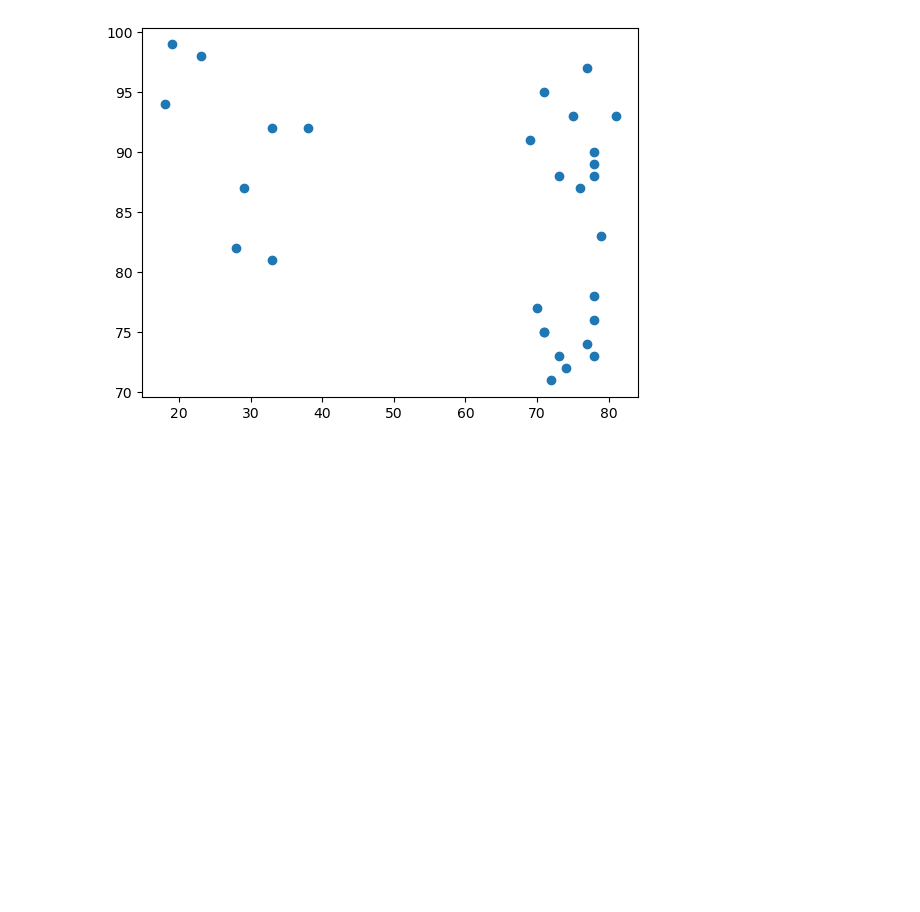
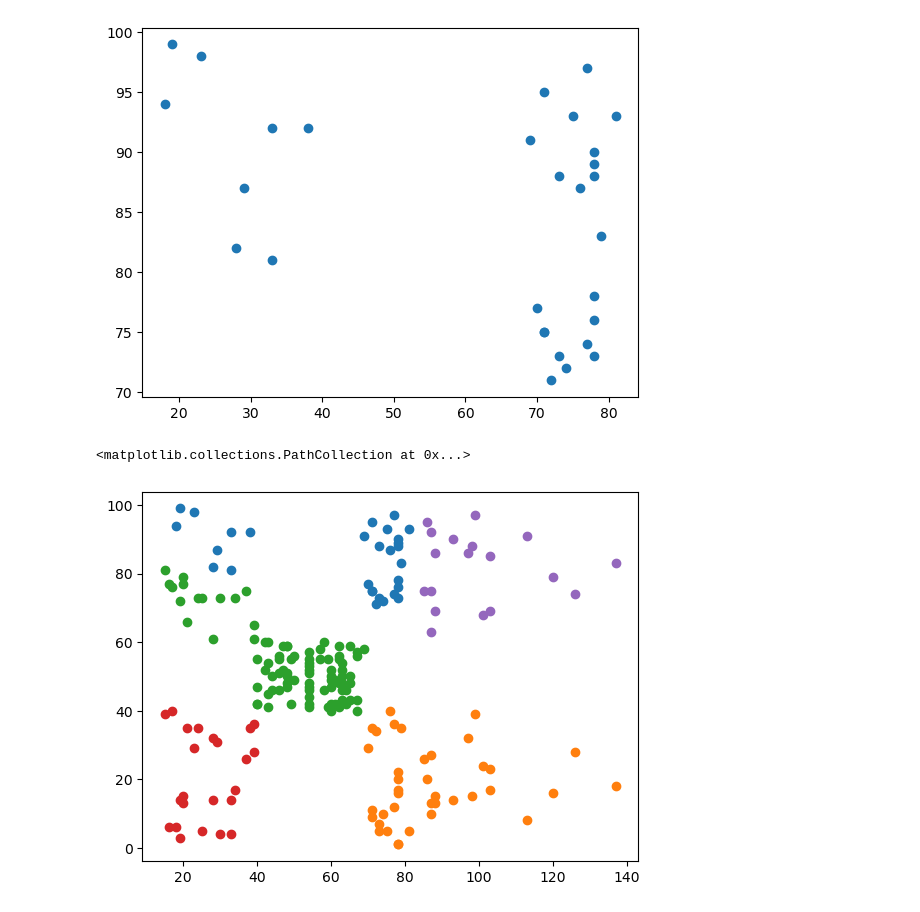
Before and after one commit to Bhanuka10/model-Training-Learning, a Jupyter notebook: K-mean clustering/Untitled.ipynb, the cells around one changed output. Cells and saved outputs as stored; diff of their text form; code cells hidden in the pictures; blank space fills up the shorter version.

```diff
--- a/K-mean clustering/Untitled.ipynb
+++ b/K-mean clustering/Untitled.ipynb
@@ -140,7 +140,10 @@ plt.scatter(c1['income'],c1['score'])
 [figure]
 # %%
 plt.scatter(c1['income'],c1['score'])
-plt.scatter(c2['income'],c1['score'])
-plt.scatter(c3['income'],c1['score'])
-plt.scatter(c4['income'],c1['score'])
-plt.scatter(c1['income'],c1['score'])
+plt.scatter(c2['income'],c2['score'])
+plt.scatter(c3['income'],c3['score'])
+plt.scatter(c4['income'],c4['score'])
+plt.scatter(c5['income'],c5['score'])
+# %% [output]
+<matplotlib.collections.PathCollection at 0x...>
+[figure, added]
```
